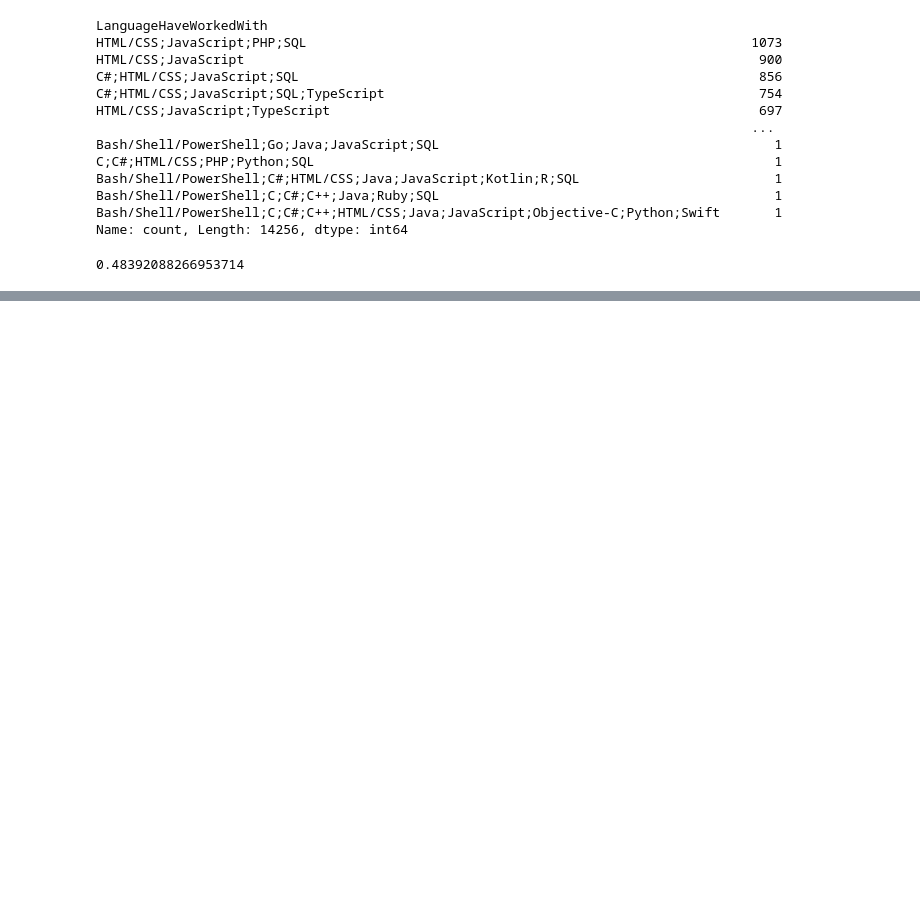
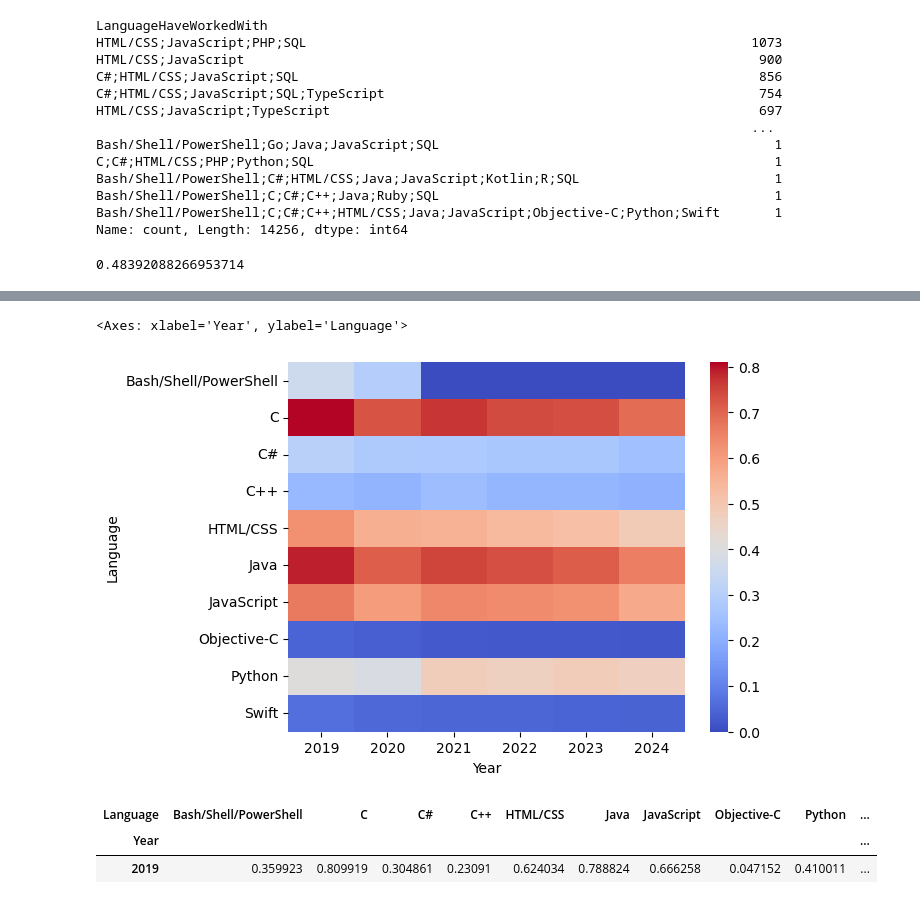
Before and after one commit to AlbertFlatscher/Stackoverflow_Survey_over_Time, a Jupyter notebook: Shifts_in_Programming_Preferences_from_2019_to_2024.ipynb, the cells around one changed output, grey strips where cells are left out. Drawn from its saved outputs; the diff is of its cells as text; code cells hidden in the pictures; blank space fills up the shorter version.

Commit message:
Added visualasitions like stacked percentage chart for language use over the years

```diff
--- a/Shifts_in_Programming_Preferences_from_2019_to_2024.ipynb
+++ b/Shifts_in_Programming_Preferences_from_2019_to_2024.ipynb
@@ -283,3 +286,14 @@ language = 'Python'
 get_Language_ratio(year, language)
 # %% [output]
 0.48392088266953714
+# %%
+# get list of the languages
+
+# value counts gives us a series with index Answer
+language_answer_vc = combined_df[combined_df['Year']=='2020']['LanguageHaveWorkedWith'].value_counts()
+
+# loop through vc and isolate single languages
+for answer in language_answer_vc.index:
+    languages = answer.split(';')
+
+print(languages)
@@ -285,0 +302,18 @@ get_Language_ratio(year, language)
+# %%
+# list of years
+years = ['2019', '2020', '2021', '2022', '2023', '2024']
+
+# create a list to append in the for loop for holding the ratio
+ratio_list = []
+
+# loop over years and languages
+for year in years:
+    for language in languages:
+        ratio = get_Language_ratio(year, language)
+        ratio_list.append({"Year": year, "Language": language, "Ratio": ratio})
+
+# convert the list of entrys to a df
+ratio_df = pd.DataFrame(ratio_list)
+
+# Pivot the df to reshape it
+ratio_df = ratio_df.pivot(index='Year', columns='Language', values='Ratio')
@@ -285,0 +330,11 @@ get_Language_ratio(year, language)
+# %%
+sns.heatmap(ratio_df.T, cmap="coolwarm")
+# %% [output]
+<Axes: xlabel='Year', ylabel='Language'>
+[figure, added]
+# %%
+ratio_df[ratio_df.index=='2019']
+# %% [output]
+| Language | Bash/Shell/PowerShell | C | C# | C++ | HTML/CSS | Java | JavaScript | Objective-C | Python | ... |
+| Year |  |  |  |  |  |  |  |  |  | ... |
+| 2019 | 0.359923 | 0.809919 | 0.304861 | 0.23091 | 0.624034 | 0.788824 | 0.666258 | 0.047152 | 0.410011 | ... |
```
Also changed, not shown: parts of 8 cells of this notebook.
